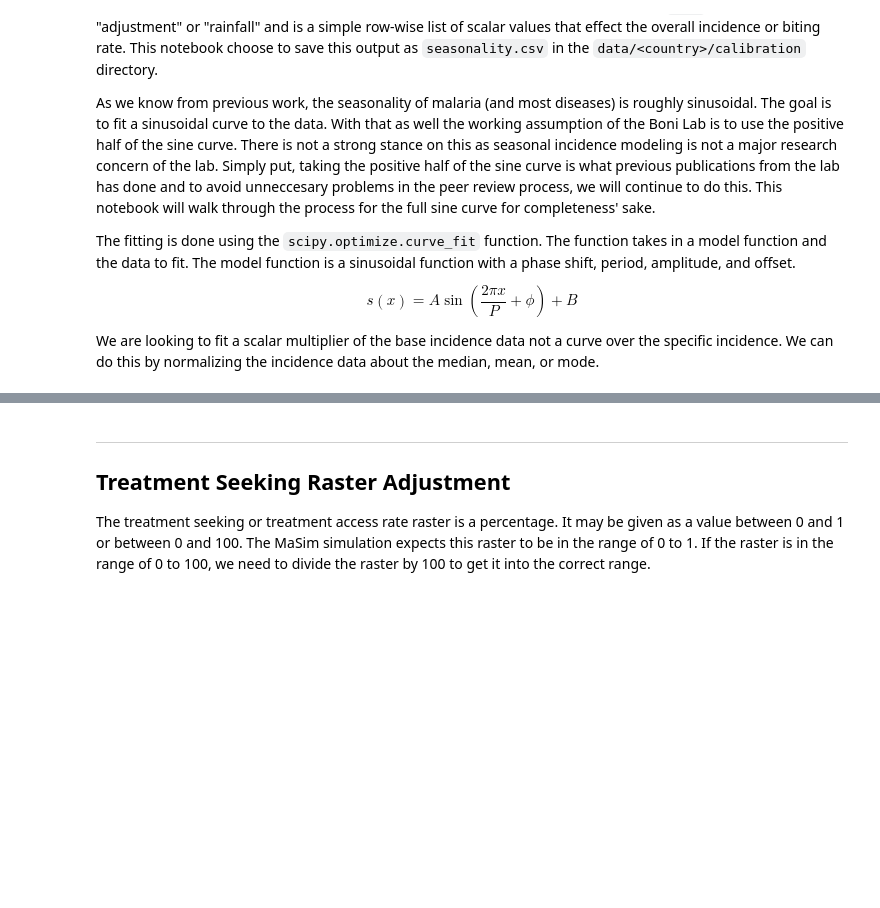
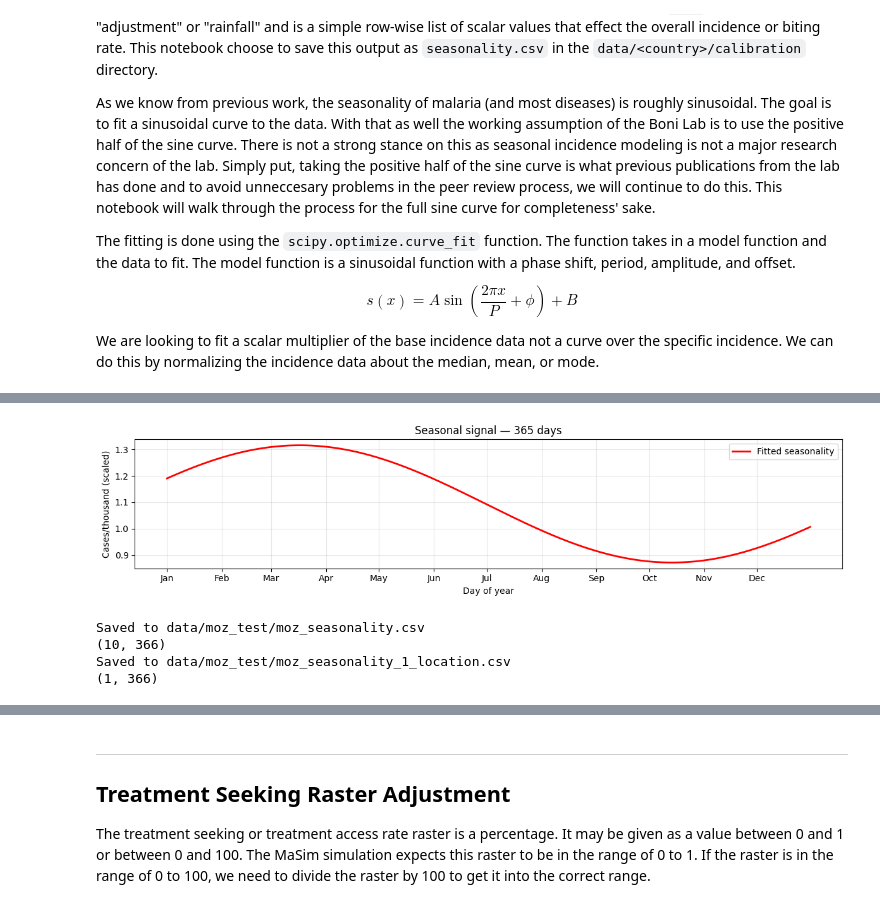
Before and after one commit to KienTTran/Country-Calibration-Pipeline, a Jupyter notebook: Calibration Notebook v2-MOZ_TEST.ipynb, the cells around one changed output, grey strips where cells are left out. Saved outputs shown, nothing was run; the diff lists cells and outputs as text; code cells hidden in the pictures; blank space fills up the shorter version.

```diff
--- a/Calibration Notebook v2-MOZ_TEST.ipynb
+++ b/Calibration Notebook v2-MOZ_TEST.ipynb
@@ -289,0 +239,78 @@ Converted to pattern format
+# %%
+import pandas as pd
+import matplotlib.pyplot as plt
+import numpy as np
+
+# Load the seasonality data
+fig, ax = plt.subplots(figsize=(12, 3))
+ax.plot(data.index, data["cases_per_thousand"], 'r-', linewidth=2, label='Fitted seasonality')
+ax.set_xlabel('Day of year')
+ax.set_ylabel('Cases/thousand (scaled)')
+ax.set_title('Seasonal signal — 365 days')
+
+# Add month labels on x-axis
+month_names = ['Jan','Feb','Mar','Apr','May','Jun','Jul','Aug','Sep','Oct','Nov','Dec']
+month_starts = [1, 32, 60, 91, 121, 152, 182, 213, 244, 274, 305, 335]
+ax.set_xticks(month_starts)
+ax.set_xticklabels(month_names)
+
+ax.legend()
+ax.grid(True, alpha=0.3)
+plt.tight_layout()
+plt.show()
+# %% [output]
+[figure, added]
+# %%
+import pandas as pd
+import numpy as np
+import os
+
+# List your 10 location IDs and their corresponding CSV filenames
+# Adjust location_ids and filenames to match your actual files
+location_ids = [1, 2, 3, 4, 5, 6, 7, 8, 9, 10]  # adjust as needed
+
+rows = []
+
+# Load the seasonality CSV for this location
+data = data.squeeze()  # 365 values
+for loc_id in location_ids:
+    if len(data) != 365:
+        raise ValueError(f"Location {loc_id} has {len(data)} days, expected 365")
+
+    # Normalize so the mean across the year = 1 (relative seasonality pattern)
+    pattern = data.values / data.mean()
+
+    row = {"admin_unit_id": loc_id}
+    for day_i, val in enumerate(pattern, start=1):
+        row[f"day{day_i}"] = val
+
+    rows.append(row)
+
+# Assemble into final dataframe
+result = pd.DataFrame(rows)
+cols = ["admin_unit_id"] + [f"day{i}" for i in range(1, 366)]
+result = result[cols]
+
+# Save
+out_path = Path("data") / name / "moz_seasonality.csv"
+result.to_csv(out_path, index=False)
+print(f"Saved to {out_path}")
+print(result.shape)  # should be (10, 366)
+
+# Output single location file with same format
+single_row = rows[0].copy()  # all locations use same pattern, just take first
+single_row["admin_unit_id"] = 1  # set to your single location ID
+
+single_result = pd.DataFrame([single_row])
+cols = ["admin_unit_id"] + [f"day{i}" for i in range(1, 366)]
+single_result = single_result[cols]
+
+out_path_single = Path("data") / name / "moz_seasonality_1_location.csv"
+single_result.to_csv(out_path_single, index=False)
+print(f"Saved to {out_path_single}")
+print(single_result.shape)  # should be (1, 366)
+# %% [output]
+Saved to data/moz_test/moz_seasonality.csv
+(10, 366)
+Saved to data/moz_test/moz_seasonality_1_location.csv
+(1, 366)
```
Also changed, not shown: parts of 19 cells of this notebook, 15 other files.
